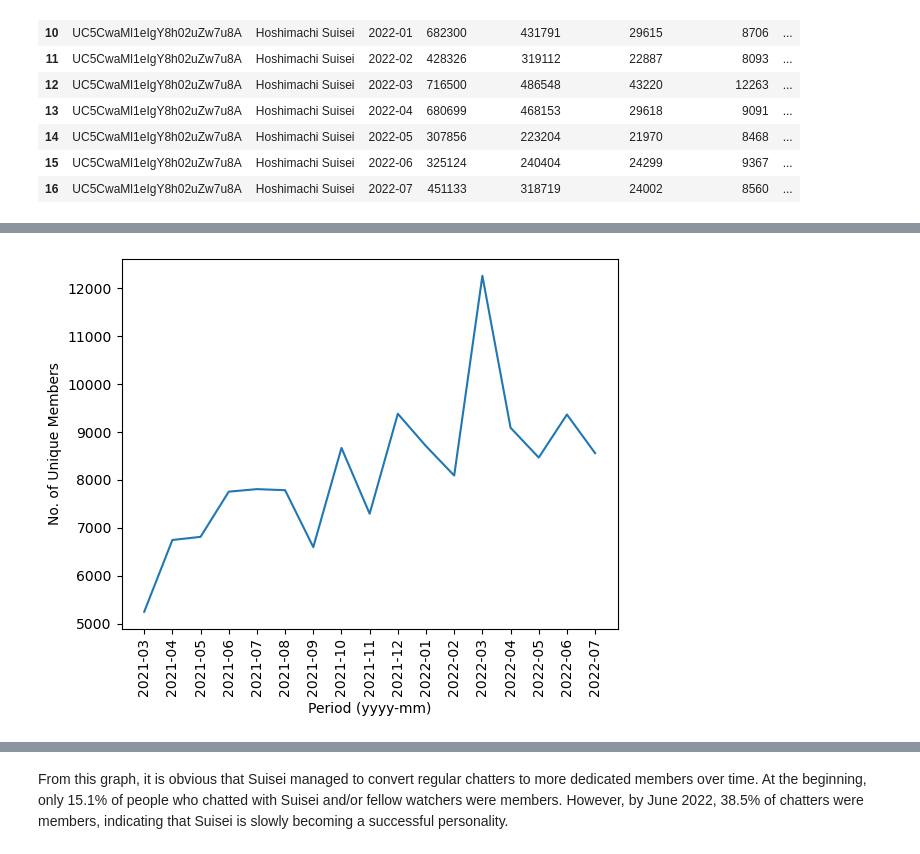
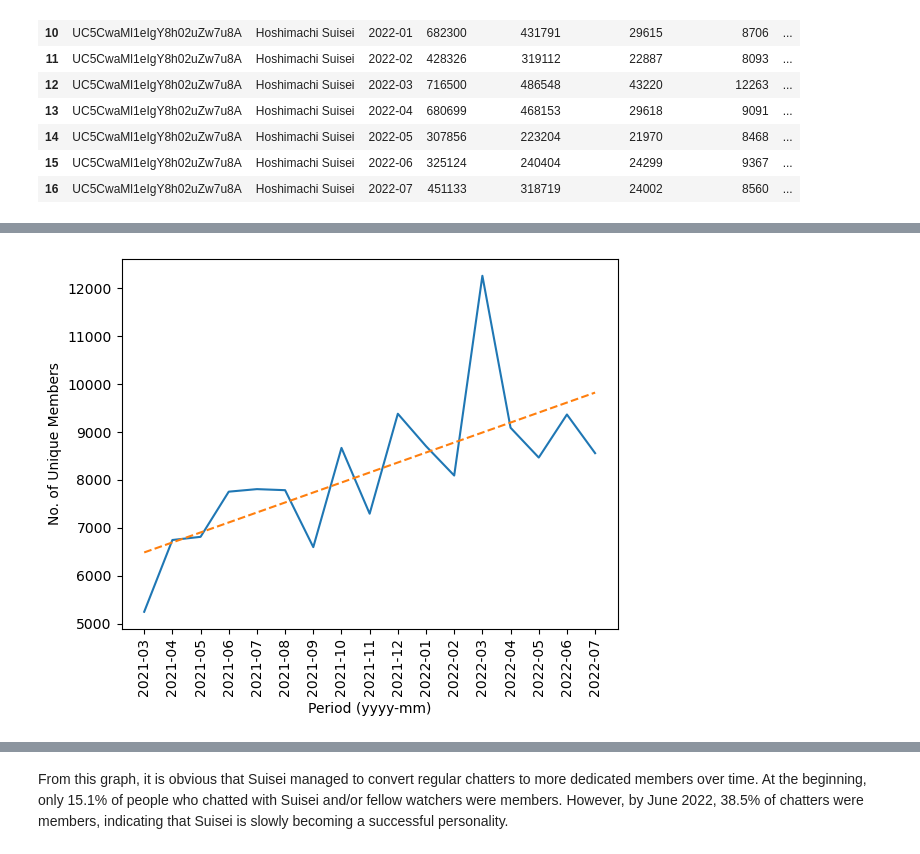
Before and after one commit to falconpunch082/industry-application, a Jupyter notebook: VTuber Statistics - Entertainment/vtuber-stats.ipynb, the cells around one changed output, grey strips where cells are left out. Cells and saved outputs as stored; diff of their text form; code cells hidden in the pictures.

```diff
--- a/VTuber Statistics - Entertainment/vtuber-stats.ipynb
+++ b/VTuber Statistics - Entertainment/vtuber-stats.ipynb
@@ -347,15 +355,21 @@ Seems like Suisei was popular during the months of April 2021, June 2021 and Mar
 # %%
-# Plotting number of members over period
-
 # Unlike chatters, members pay for membership, which grants them special perks like
 # special emojis, members-only streams, and recognition as a member.
 # However, members have to re-register every month to remain a member.
 
+# Creating linear regression model
+x_values = range(len(suisei_chats["period"]))
+y_values = suisei_chats["uniqueMembers"]
+(slope, intercept, rvalue, pvalue, stderr) = st.linregress(x_values, y_values)
+regress_values = x_values * slope + intercept
+
+# Plotting number of members over period
 plt.plot(suisei_chats["period"], suisei_chats["uniqueMembers"])
+plt.plot(x_values,regress_values, linestyle='dashed')
 plt.xlabel("Period (yyyy-mm)")
 plt.xticks(rotation=90)
 plt.ylabel("No. of Unique Members")
 plt.show()
 # %% [output]
-[figure, old version]
+[figure, new version]
 # %% [markdown]
```
Also changed, not shown: parts of 5 cells of this notebook.
